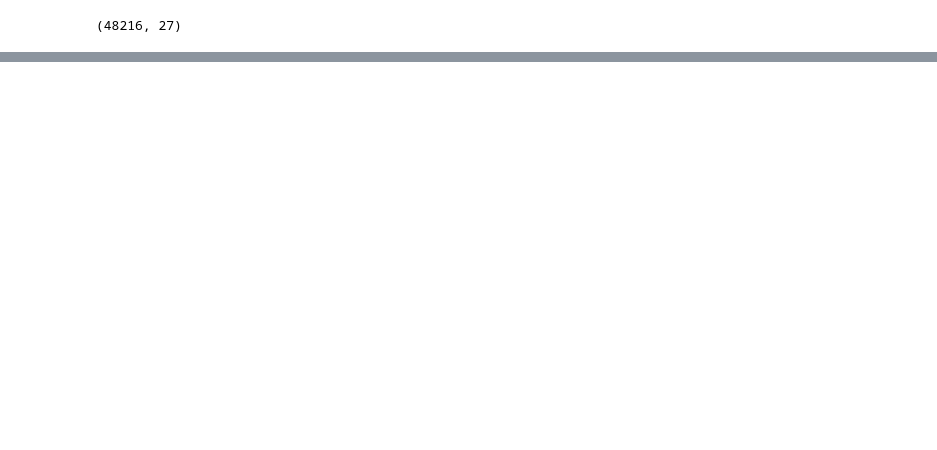
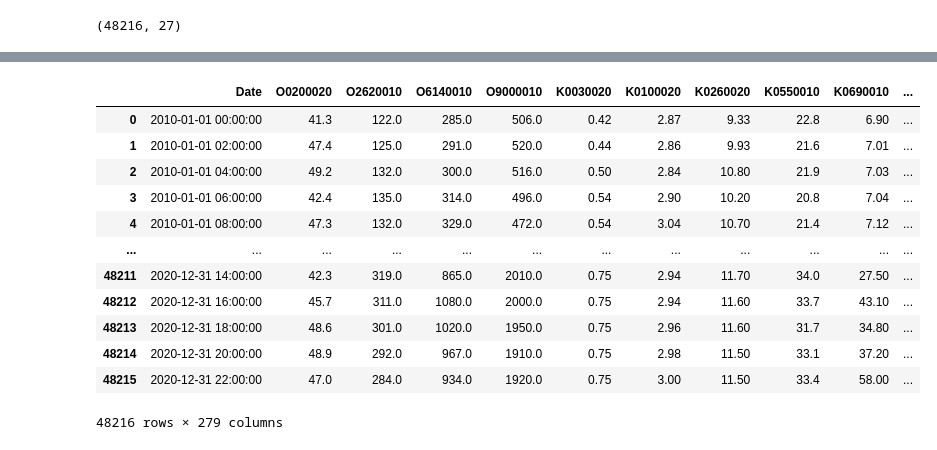
Before and after one commit to JlnZhou/ProjectML, a Jupyter notebook: Fusion_Debit_Meteo.ipynb, the cells around one changed output, grey strips where cells are left out. Drawn from its saved outputs; the diff is of its cells as text; code cells hidden in the pictures; blank space fills up the shorter version.

```diff
--- a/Fusion_Debit_Meteo.ipynb
+++ b/Fusion_Debit_Meteo.ipynb
@@ -91,3 +91,21 @@ mesures
+# %%
+mesures["Date"] = pd.to_datetime(mesures["Date"], format = "%Y/%m/%d %H:%M:%S")
+mesures = mesures.sort_values(by = "Date")
+mesures
+# %% [output]
+|  | Date | O0200020 | O2620010 | O6140010 | O9000010 | K0030020 | K0100020 | K0260020 | K0550010 | K0690010 | ... |
+| 0 | 2010-01-01 00:00:00 | 41.3 | 122.0 | 285.0 | 506.0 | 0.42 | 2.87 | 9.33 | 22.8 | 6.90 | ... |
+| 1 | 2010-01-01 02:00:00 | 47.4 | 125.0 | 291.0 | 520.0 | 0.44 | 2.86 | 9.93 | 21.6 | 7.01 | ... |
+| 2 | 2010-01-01 04:00:00 | 49.2 | 132.0 | 300.0 | 516.0 | 0.50 | 2.84 | 10.80 | 21.9 | 7.03 | ... |
+| 3 | 2010-01-01 06:00:00 | 42.4 | 135.0 | 314.0 | 496.0 | 0.54 | 2.90 | 10.20 | 20.8 | 7.04 | ... |
+| 4 | 2010-01-01 08:00:00 | 47.3 | 132.0 | 329.0 | 472.0 | 0.54 | 3.04 | 10.70 | 21.4 | 7.12 | ... |
+| ... | ... | ... | ... | ... | ... | ... | ... | ... | ... | ... | ... |
+| 48211 | 2020-12-31 14:00:00 | 42.3 | 319.0 | 865.0 | 2010.0 | 0.75 | 2.94 | 11.70 | 34.0 | 27.50 | ... |
+| 48212 | 2020-12-31 16:00:00 | 45.7 | 311.0 | 1080.0 | 2000.0 | 0.75 | 2.94 | 11.60 | 33.7 | 43.10 | ... |
+| 48213 | 2020-12-31 18:00:00 | 48.6 | 301.0 | 1020.0 | 1950.0 | 0.75 | 2.96 | 11.60 | 31.7 | 34.80 | ... |
+| 48214 | 2020-12-31 20:00:00 | 48.9 | 292.0 | 967.0 | 1910.0 | 0.75 | 2.98 | 11.50 | 33.1 | 37.20 | ... |
+| 48215 | 2020-12-31 22:00:00 | 47.0 | 284.0 | 934.0 | 1920.0 | 0.75 | 3.00 | 11.50 | 33.4 | 58.00 | ... |
+48216 rows × 279 columns
 # %%
 mesures.to_csv("../Data/Base/Mesures.csv",
               index=False)
```
Also changed, not shown: parts of 2 cells of this notebook.
